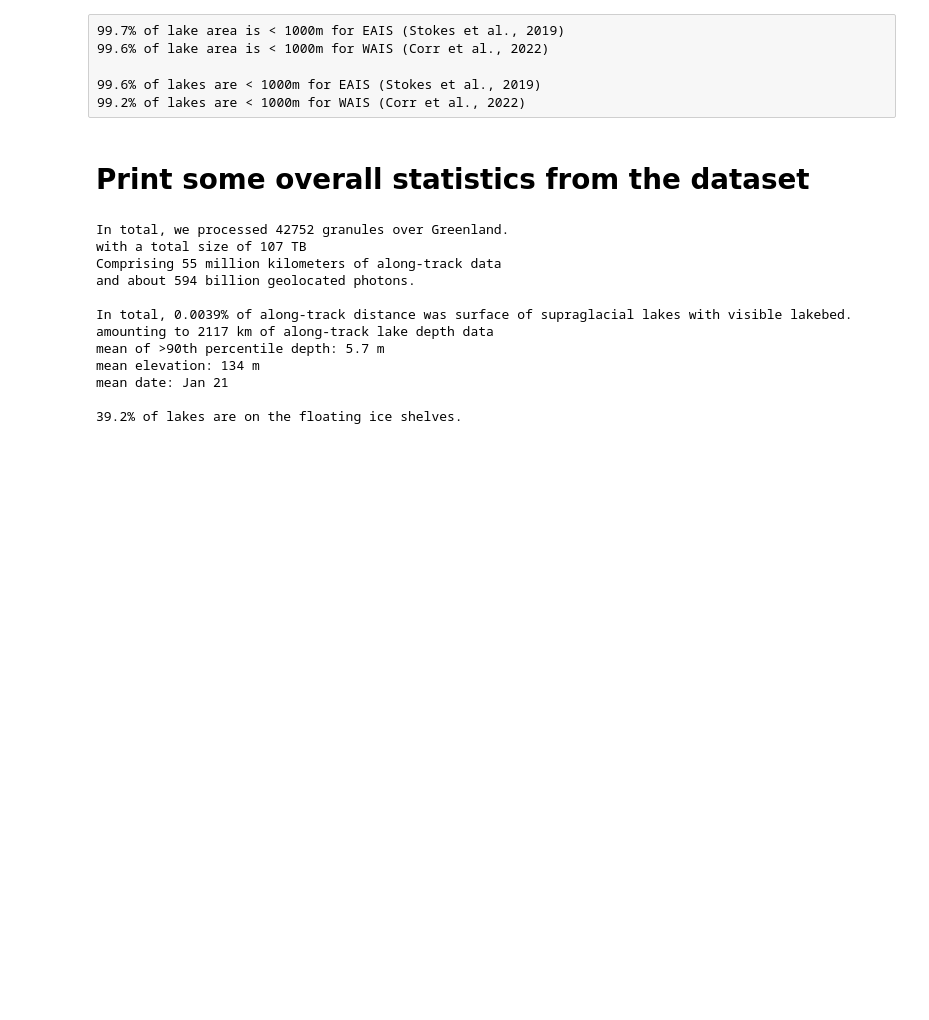
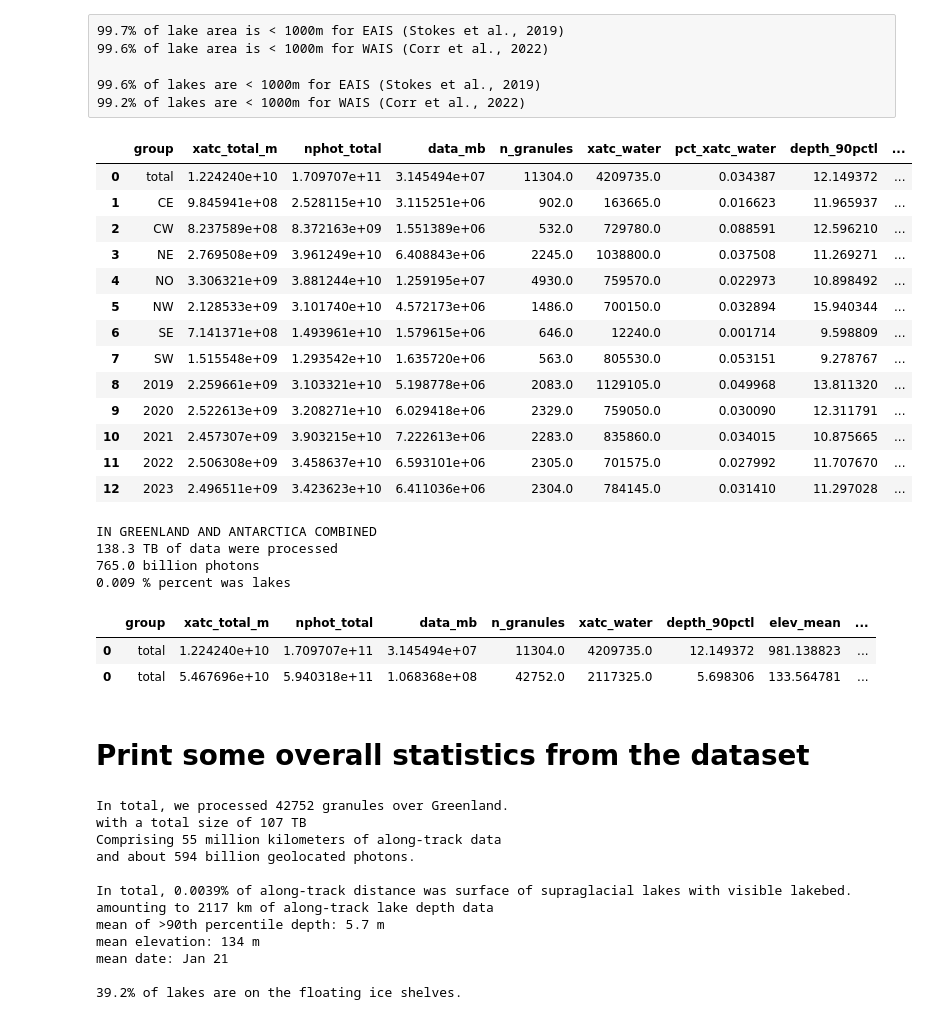
Before and after one commit to fliphilipp/antarctica-supraglacial-lake-depths-figures, a Jupyter notebook: 02-stats.ipynb, the cells around one changed output. Saved outputs shown, nothing was run; the diff lists cells and outputs as text; code cells hidden in the pictures; blank space fills up the shorter version.

```diff
--- a/02-stats.ipynb
+++ b/02-stats.ipynb
@@ -57,6 +81,45 @@ if ('dist_GL' not in gdf.keys()) or ('dist_coast' not in gdf.keys()):
 
 99.6% of lakes are < 1000m for EAIS (Stokes et al., 2019)
 99.2% of lakes are < 1000m for WAIS (Corr et al., 2022)
+# %%
+df_stats_ais = pd.read_csv('data/FLUID-SuRRF_AIS2018-23_groupstats.csv')
+df_stats_gris = pd.read_csv('../greenland-supraglacial-lake-depths-figures/data/FLUID-SuRRF_GrIS2019-23_groupstats.csv')
+# %%
+df_stats_gris
+# %% [output]
+|  | group | xatc_total_m | nphot_total | data_mb | n_granules | xatc_water | pct_xatc_water | depth_90pctl | ... |
+| 0 | total | 1.224240e+10 | 1.709707e+11 | 3.145494e+07 | 11304.0 | 4209735.0 | 0.034387 | 12.149372 | ... |
+| 1 | CE | 9.845941e+08 | 2.528115e+10 | 3.115251e+06 | 902.0 | 163665.0 | 0.016623 | 11.965937 | ... |
+| 2 | CW | 8.237589e+08 | 8.372163e+09 | 1.551389e+06 | 532.0 | 729780.0 | 0.088591 | 12.596210 | ... |
+| 3 | NE | 2.769508e+09 | 3.961249e+10 | 6.408843e+06 | 2245.0 | 1038800.0 | 0.037508 | 11.269271 | ... |
+| 4 | NO | 3.306321e+09 | 3.881244e+10 | 1.259195e+07 | 4930.0 | 759570.0 | 0.022973 | 10.898492 | ... |
+| 5 | NW | 2.128533e+09 | 3.101740e+10 | 4.572173e+06 | 1486.0 | 700150.0 | 0.032894 | 15.940344 | ... |
+| 6 | SE | 7.141371e+08 | 1.493961e+10 | 1.579615e+06 | 646.0 | 12240.0 | 0.001714 | 9.598809 | ... |
+| 7 | SW | 1.515548e+09 | 1.293542e+10 | 1.635720e+06 | 563.0 | 805530.0 | 0.053151 | 9.278767 | ... |
+| 8 | 2019 | 2.259661e+09 | 3.103321e+10 | 5.198778e+06 | 2083.0 | 1129105.0 | 0.049968 | 13.811320 | ... |
+| 9 | 2020 | 2.522613e+09 | 3.208271e+10 | 6.029418e+06 | 2329.0 | 759050.0 | 0.030090 | 12.311791 | ... |
+| 10 | 2021 | 2.457307e+09 | 3.903215e+10 | 7.222613e+06 | 2283.0 | 835860.0 | 0.034015 | 10.875665 | ... |
+| 11 | 2022 | 2.506308e+09 | 3.458637e+10 | 6.593101e+06 | 2305.0 | 701575.0 | 0.027992 | 11.707670 | ... |
+| 12 | 2023 | 2.496511e+09 | 3.423623e+10 | 6.411036e+06 | 2304.0 | 784145.0 | 0.031410 | 11.297028 | ... |
+# %%
+vars_sel = ['group', 'xatc_total_m', 'nphot_total', 'data_mb', 'n_granules', 'xatc_water', 'depth_90pctl', 'elev_mean', 'pct_xatc_water']
+totalstats = pd.concat((df_stats_gris[vars_sel].iloc[[0]], df_stats_ais[vars_sel].iloc[[0]])).sum()
+totalstats['pct_xatc_water'] = totalstats.xatc_water / totalstats.xatc_total_m * 100
+print('IN GREENLAND AND ANTARCTICA COMBINED')
+print('%.1f TB of data were processed' % (totalstats.data_mb/1e6))
+print('%.1f billion photons' % (totalstats.nphot_total/1e9))
+print('%.1g %% percent was lakes' % (totalstats.pct_xatc_water))
+# %% [output]
+IN GREENLAND AND ANTARCTICA COMBINED
+138.3 TB of data were processed
+765.0 billion photons
+0.009 % percent was lakes
+# %%
+pd.concat((df_stats_gris[vars_sel].iloc[[0]], df_stats_ais[vars_sel].iloc[[0]]))
+# %% [output]
+|  | group | xatc_total_m | nphot_total | data_mb | n_granules | xatc_water | depth_90pctl | elev_mean | ... |
+| 0 | total | 1.224240e+10 | 1.709707e+11 | 3.145494e+07 | 11304.0 | 4209735.0 | 12.149372 | 981.138823 | ... |
+| 0 | total | 5.467696e+10 | 5.940318e+11 | 1.068368e+08 | 42752.0 | 2117325.0 | 5.698306 | 133.564781 | ... |
 # %% [markdown]
 # Print some overall statistics from the dataset
 # %%
```
Also changed, not shown: parts of 45 cells of this notebook, 7 other files.
